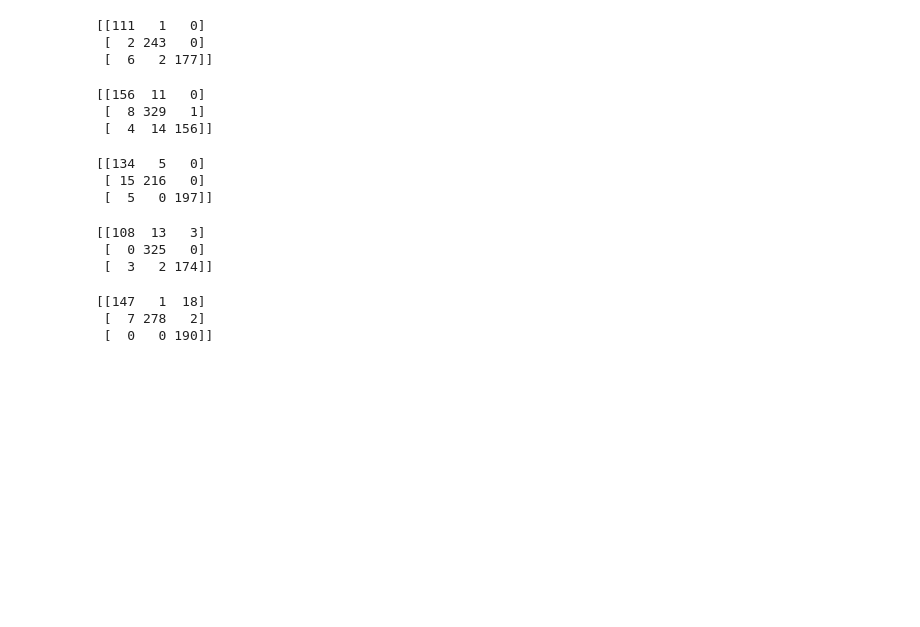
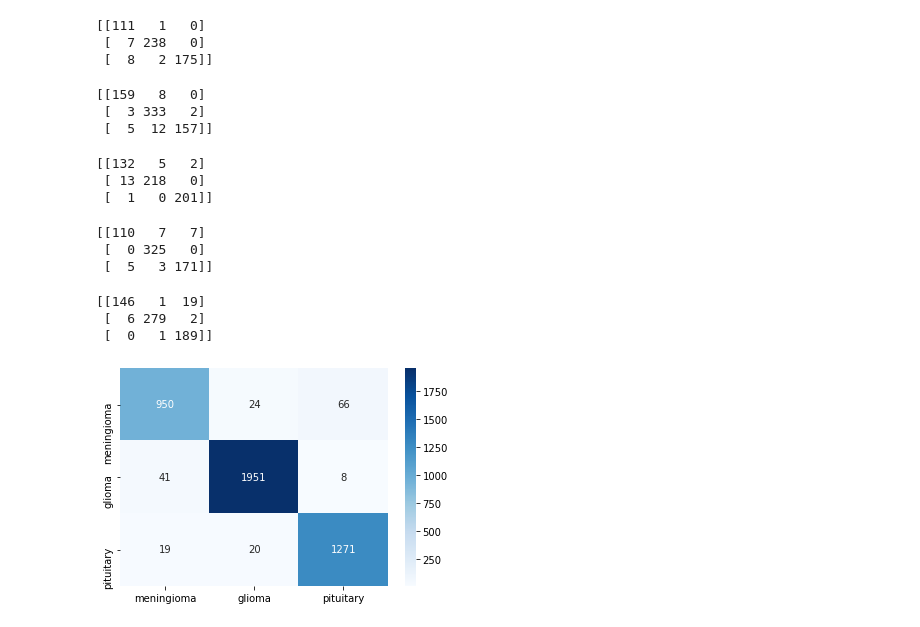
Before and after one commit to greyhound101/internship, a Jupyter notebook: densenet_all_layer_145.ipynb, the cells around one changed output. Drawn from its saved outputs; the diff is of its cells as text; code cells hidden in the pictures; blank space fills up the shorter version.

```diff
--- a/densenet_all_layer_145.ipynb
+++ b/densenet_all_layer_145.ipynb
@@ -23,59 +26,76 @@ np.mean([fnl_acc1,fnl_acc2,fnl_acc3,fnl_acc4,fnl_acc5])
 
 
 from sklearn.metrics import confusion_matrix
-ans_1=np.load('answers_last_fold1.npy',allow_pickle=True).item()
-fold_1_pre=np.load('predictions_last_fold1.npy',allow_pickle=True).item()
+ans_1=np.load('answers_all_fold_1_densenet_145.npy',allow_pickle=True).item()
+fold_1_pre=np.load('predictions_all_fold_1_densenet_145.npy',allow_pickle=True).item()
 ans_1=list(ans_1.values())[0]
 fold_1_pre=list(fold_1_pre.values())[0]
+tot_ans.extend(ans_1)
+tot_pre.extend(fold_1_pre)
 print(confusion_matrix(ans_1,fold_1_pre))
 # %% [output]
 [[111   1   0]
- [  2 243   0]
- [  6   2 177]]
+ [  7 238   0]
+ [  8   2 175]]
 # %%
 
-ans_1=np.load('answers_last_fold2.npy',allow_pickle=True).item()
-fold_1_pre=np.load('predictions_last_fold2.npy',allow_pickle=True).item()
+ans_1=np.load('answers_all_fold_2_densenet_145.npy',allow_pickle=True).item()
+fold_1_pre=np.load('predictions_all_fold_2_densenet_145.npy',allow_pickle=True).item()
 ans_1=list(ans_1.values())[0]
 fold_1_pre=list(fold_1_pre.values())[0]
+tot_ans.extend(ans_1)
+tot_pre.extend(fold_1_pre)
 print(confusion_matrix(ans_1,fold_1_pre))
 # %% [output]
-[[156  11   0]
- [  8 329   1]
- [  4  14 156]]
+[[159   8   0]
+ [  3 333   2]
+ [  5  12 157]]
 # %%
 
-ans_1=np.load('answers_all_fold_3_densenet_decay_145.npy',allow_pickle=True).item()
-fold_1_pre=np.load('predictions_all_fold_3_densenet_decay_145.npy',allow_pickle=True).item()
+ans_1=np.load('answers_all_fold_3_densenet_145.npy',allow_pickle=True).item()
+fold_1_pre=np.load('predictions_all_fold_3_densenet_145.npy',allow_pickle=True).item()
 ans_1=list(ans_1.values())[0]
 fold_1_pre=list(fold_1_pre.values())[0]
+tot_ans.extend(ans_1)
+tot_pre.extend(fold_1_pre)
 print(confusion_matrix(ans_1,fold_1_pre))
 # %% [output]
-[[134   5   0]
- [ 15 216   0]
- [  5   0 197]]
+[[132   5   2]
+ [ 13 218   0]
+ [  1   0 201]]
 # %%
 
-ans_1=np.load('answers_last_fold4.npy',allow_pickle=True).item()
-fold_1_pre=np.load('predictions_last_fold4.npy',allow_pickle=True).item()
+ans_1=np.load('answers_all_fold_4_densenet_145.npy',allow_pickle=True).item()
+fold_1_pre=np.load('predictions_all_fold_4_densenet_145.npy',allow_pickle=True).item()
 ans_1=list(ans_1.values())[0]
 fold_1_pre=list(fold_1_pre.values())[0]
+tot_ans.extend(ans_1)
+tot_pre.extend(fold_1_pre)
 print(confusion_matrix(ans_1,fold_1_pre))
 # %% [output]
-[[108  13   3]
+[[110   7   7]
  [  0 325   0]
- [  3   2 174]]
+ [  5   3 171]]
 # %%
 
-ans_1=np.load('answers_last_fold5.npy',allow_pickle=True).item()
-fold_1_pre=np.load('predictions_last_fold5.npy',allow_pickle=True).item()
+ans_1=np.load('answers_all_fold_5_densenet_145.npy',allow_pickle=True).item()
+fold_1_pre=np.load('predictions_all_fold_5_densenet_145.npy',allow_pickle=True).item()
 ans_1=list(ans_1.values())[0]
 fold_1_pre=list(fold_1_pre.values())[0]
+tot_ans.extend(ans_1)
+tot_pre.extend(fold_1_pre)
 print(confusion_matrix(ans_1,fold_1_pre))
 # %% [output]
-[[147   1  18]
- [  7 278   2]
- [  0   0 190]]
+[[146   1  19]
+ [  6 279   2]
+ [  0   1 189]]
+# %%
+import seaborn as sns
+from matplotlib import pyplot as plt
+sns.heatmap(confusion_matrix(tot_ans,tot_pre),annot=True,cmap='Blues', fmt='g',xticklabels=['meningioma', 'glioma','pituitary' ],yticklabels=['meningioma', 'glioma','pituitary' ])
+plt.savefig('densenet_roc.png')
+# %% [output]
+[figure, added]
 # %%
 
 history={}
```
Also changed, not shown: parts of 6 cells of this notebook.
